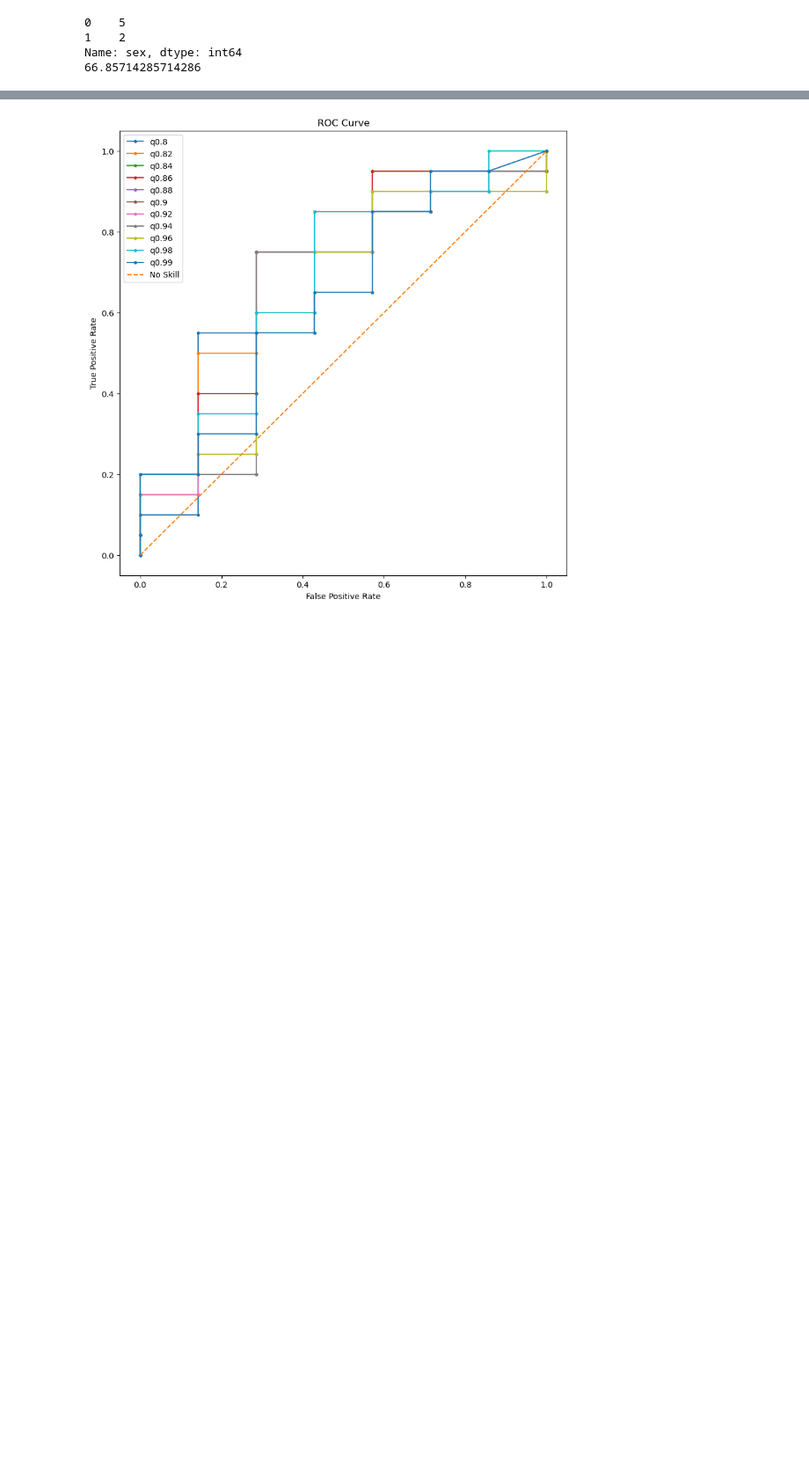
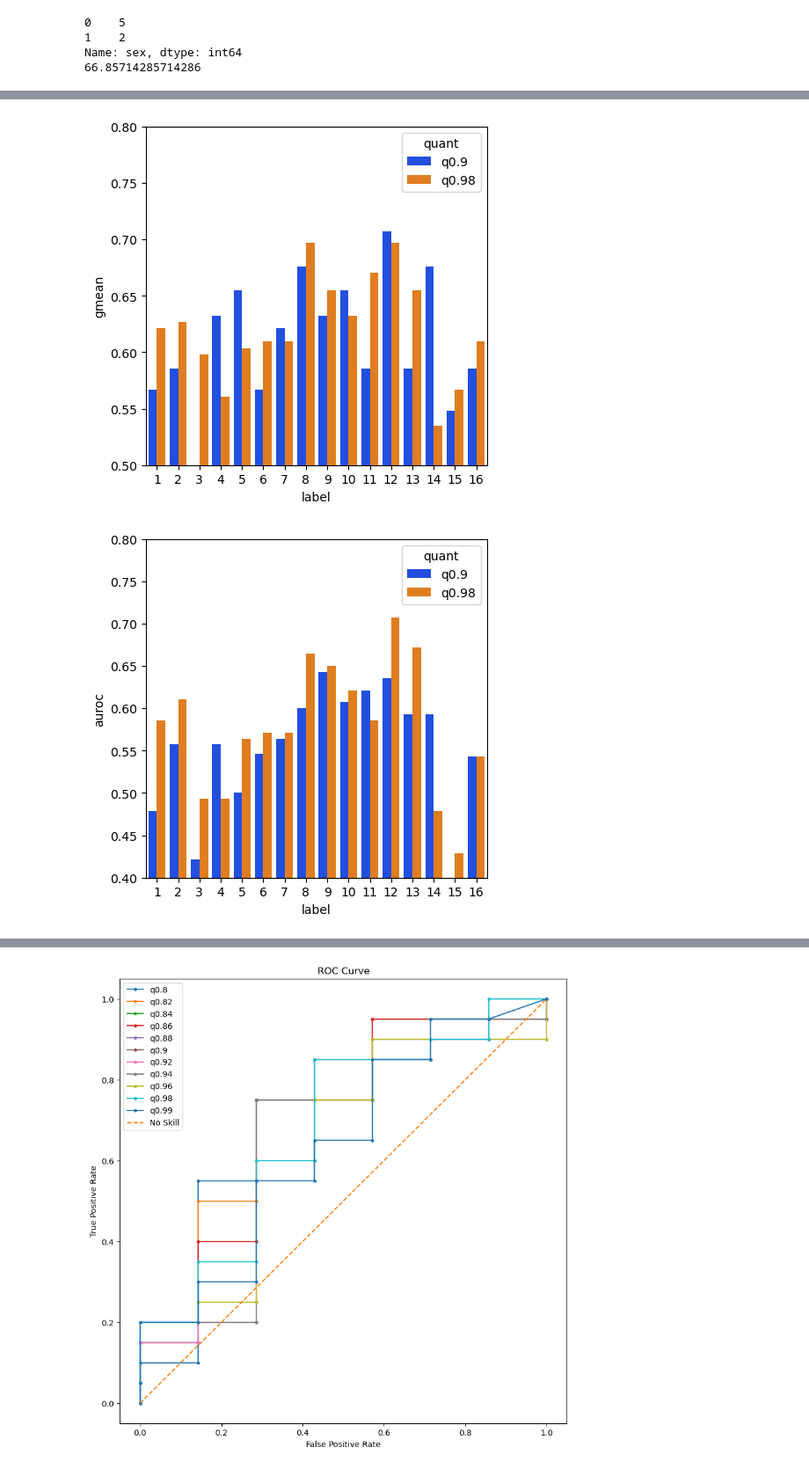
Before and after one commit to alexCortinaU/parkinson_classification, a Jupyter notebook: proc_xai_maps.ipynb, the cells around one changed output, grey strips where cells are left out. Shown at 88% size. Saved outputs shown, nothing was run; the diff lists cells and outputs as text; code cells hidden in the pictures; blank space fills up the shorter version.

```diff
--- a/proc_xai_maps.ipynb
+++ b/proc_xai_maps.ipynb
@@ -586,0 +816,2 @@ class_results
+# %%
+class_results = get_classification_results('R2s_WLS1', 'autoencoder', 'l2_re_map', 'pd25')
@@ -586,0 +912,17 @@ class_results
+# %%
+results_to_plot = class_results.loc[class_results.quant.isin(['q0.9', 'q0.98']), ['label', 'quant', 'gmean', 'auroc', 'auprc']]
+f = plt.figure(figsize=(5,5))
+sns.barplot(x='label', y='gmean', data=results_to_plot, hue='quant', palette='bright') # legend='full',style='label',  palette='Spectral
+plt.ylim(0.5, 0.8)
+plt.show()
+f = plt.figure(figsize=(5,5))
+sns.barplot(x='label', y='auroc', data=results_to_plot, hue='quant', palette='bright') # legend='full',style='label',  palette='Spectral
+plt.ylim(0.4, 0.8)
+plt.show()
+f = plt.figure(figsize=(5,5))
+sns.barplot(x='label', y='auprc', data=results_to_plot, hue='quant', palette='bright') # legend='full',style='label',  palette='Spectral
+plt.ylim(0.6, 1)
+plt.show()
+# %% [output]
+[figure, added]
+[figure, added]
```
Also changed, not shown: parts of 35 cells of this notebook.
